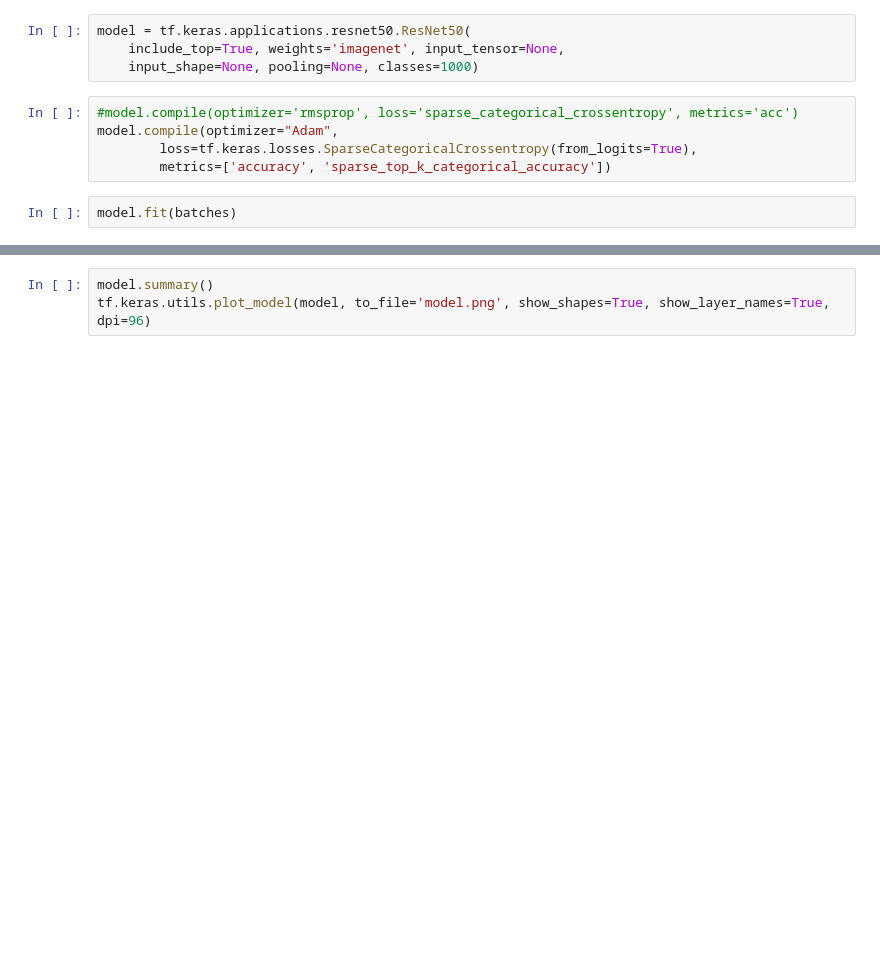
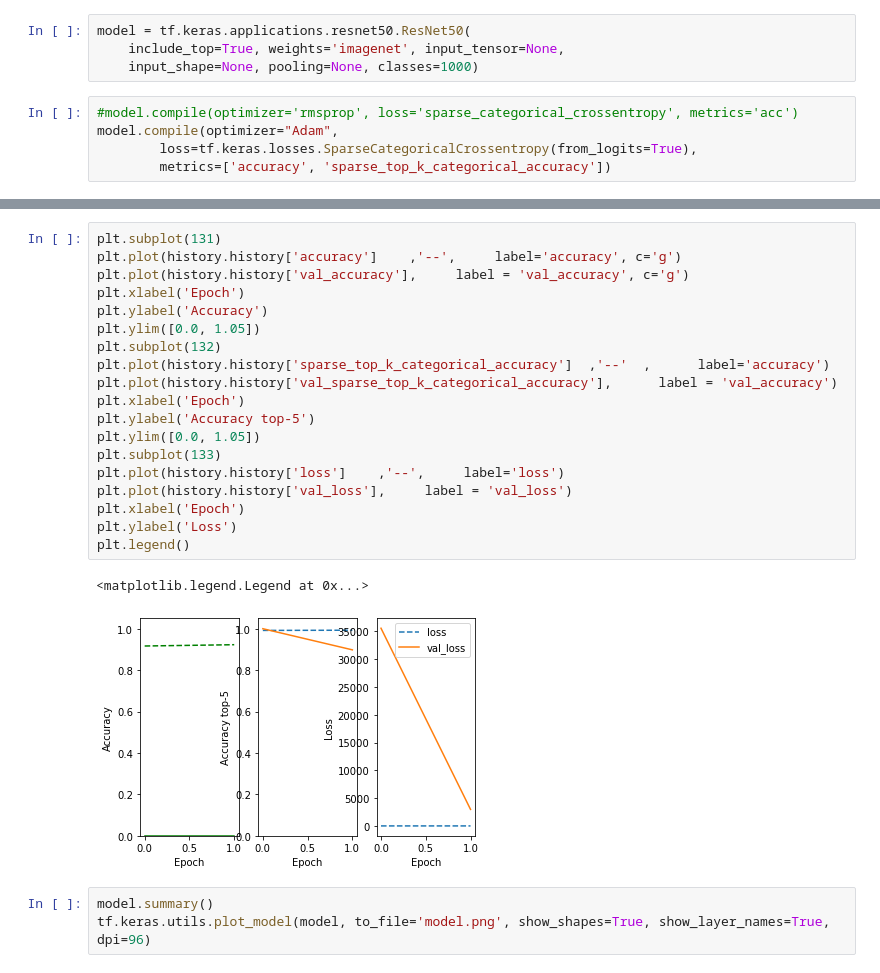
Before and after one commit to ssssaaaannnn/Challenge_miashs_2022, a Jupyter notebook: challenge_miashs_2022/notebooks/model.ipynb, the cells around one changed output, grey strips where cells are left out. Cells and saved outputs as stored; diff of their text form; blank space fills up the shorter version.

```diff
--- a/challenge_miashs_2022/notebooks/model.ipynb
+++ b/challenge_miashs_2022/notebooks/model.ipynb
@@ -90,5 +90,3 @@ model = tf.keras.applications.resnet50.ResNet50(
 model.compile(optimizer="Adam",
         loss=tf.keras.losses.SparseCategoricalCrossentropy(from_logits=True),
         metrics=['accuracy', 'sparse_top_k_categorical_accuracy'])
-# %%
-model.fit(batches)
@@ -101,3 +100,25 @@ Epoch 1/2
+# %%
+plt.subplot(131)
+plt.plot(history.history['accuracy']    ,'--',     label='accuracy', c='g')
+plt.plot(history.history['val_accuracy'],     label = 'val_accuracy', c='g')
+plt.xlabel('Epoch')
+plt.ylabel('Accuracy')
+plt.ylim([0.0, 1.05])
+plt.subplot(132)
+plt.plot(history.history['sparse_top_k_categorical_accuracy']  ,'--'  ,      label='accuracy')
+plt.plot(history.history['val_sparse_top_k_categorical_accuracy'],      label = 'val_accuracy')
+plt.xlabel('Epoch')
+plt.ylabel('Accuracy top-5')
+plt.ylim([0.0, 1.05])
+plt.subplot(133)
+plt.plot(history.history['loss']    ,'--',     label='loss')
+plt.plot(history.history['val_loss'],     label = 'val_loss')
+plt.xlabel('Epoch')
+plt.ylabel('Loss')
+plt.legend()
+# %% [output]
+<matplotlib.legend.Legend at 0x...>
+[figure, added]
 # %%
 model.summary()
 tf.keras.utils.plot_model(model, to_file='model.png', show_shapes=True, show_layer_names=True, dpi=96)
```
Also changed, not shown: parts of 2 cells of this notebook.
